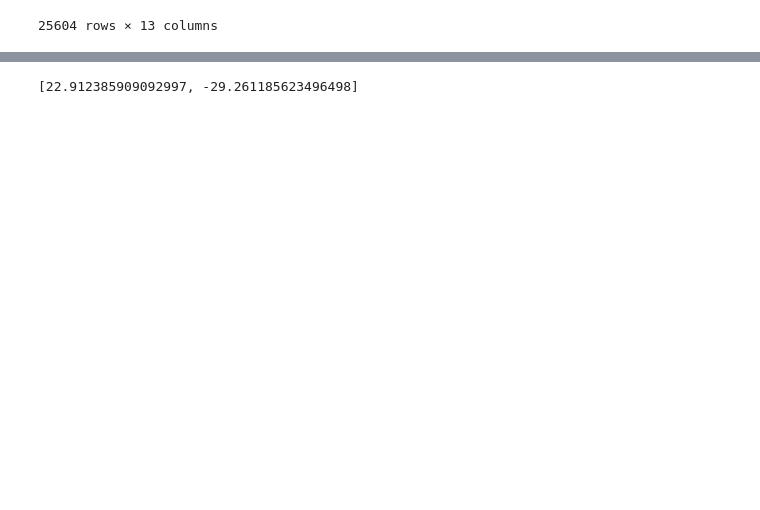
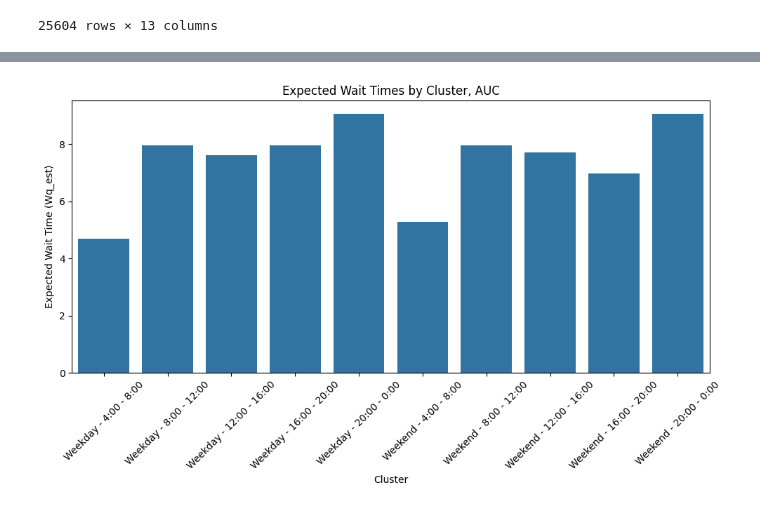
Before and after one commit to mairihallman/MAT-4376E-F24, a Jupyter notebook: 3-queueing-systems/regression.ipynb, the cells around one changed output, grey strips where cells are left out. Drawn from its saved outputs; the diff is of its cells as text; code cells hidden in the pictures; blank space fills up the shorter version.

```diff
--- a/3-queueing-systems/regression.ipynb
+++ b/3-queueing-systems/regression.ipynb
@@ -277,36 +280,37 @@ for i in range(len(airports)):
     # Add 15-minute intervals
     airport['15min_interval'] = airport['S2'].dt.floor('15min')
 
-    # Calculate max servers
     grouped = airport.groupby(['cluster', '15min_interval'])
     max_servers = grouped['C0'].max().reset_index()
     max_servers = max_servers.rename(columns={'C0': 'C0_max'})
 
-    # Merge max_servers back into the current DataFrame
     airport = airport.merge(max_servers, on=['cluster', '15min_interval'], how='left')
 
-    # Calculate arrival counts
+    avg_max_servers = airport["C0_max"].groupby(airport["cluster"]).mean()
+    airport["avg_C0_max"] = airport["cluster"].map(avg_max_servers)
+
     arrival_counts = airport.groupby(airport["cluster"]).size()
     airport["arrival_counts"] = airport["cluster"].map(arrival_counts)
 
-    # Calculate average arrival rate
+    # Calculate arrival rate
     airport["arrival_rate"] = airport["arrival_counts"] / (airport["cluster_hours"] * 60)
 
-    # Estimate service rate
-    airport['service_rate'] = slope * airport['C0_max'] + intercept * airport['arrival_rate']
+    # Calculate service rate
+    airport['service_rate'] = intercept * airport['avg_C0_max'] + slope * airport['arrival_rate']
 
+    # Calculate traffic intensity
     airport['traffic_intensity'] = airport["arrival_rate"] / airport["service_rate"]
 
-    airport['in_line'] = airport['traffic_intensity'] / (1 - airport['traffic_intensity'])
+    airport['in_line'] = airport.apply(
+        lambda row: row['traffic_intensity'] / (1 - row['traffic_intensity'])
+    if row['traffic_intensity'] < 1 else float('inf'), axis=1
+    )
 
-    # airport['Wq_est'] = airport['arrival_rate'] / (
-    #     airport['service_rate'] * (airport['service_rate'] - airport['arrival_rate'])
-    # )
+    airport['Wq_est'] = airport.apply(
+        lambda row: row['in_line'] / row['arrival_rate']
+        if row['traffic_intensity'] < 1 else float('inf'), axis=1
+    )
 
-    airport['Wq_est'] = airport['in_line'] / airport['arrival_rate']
+    airports[i] = airport.copy()
 
-    # Update the DataFrame in the list
-    airports[i] = airport.copy()  # Explicitly assign the updated DataFrame back to the list
-
-# Assign updated DataFrames back to their variables
 df_auc, df_saf = airports
@@ -338,5 +317,11 @@ df_auc
-# %%
-column_ranges = [df_auc["Wq_est"].max(), df_auc["Wq_est"].min()]
-print(column_ranges)
-# %% [output]
-[22.912385909092997, -29.261185623496498]
+# %%
+plt.figure(figsize=(10, 6))
+sns.barplot(x="cluster", y="Wq_est", data=df_auc)
+plt.xlabel("Cluster")
+plt.ylabel("Expected Wait Time (Wq_est)")
+plt.title("Expected Wait Times by Cluster, AUC")
+plt.xticks(rotation=45)  # Rotate x-axis labels for better readability
+plt.tight_layout()
+plt.show()
+# %% [output]
+[figure, added]
```
Also changed, not shown: parts of 12 cells of this notebook, 4 other files.
